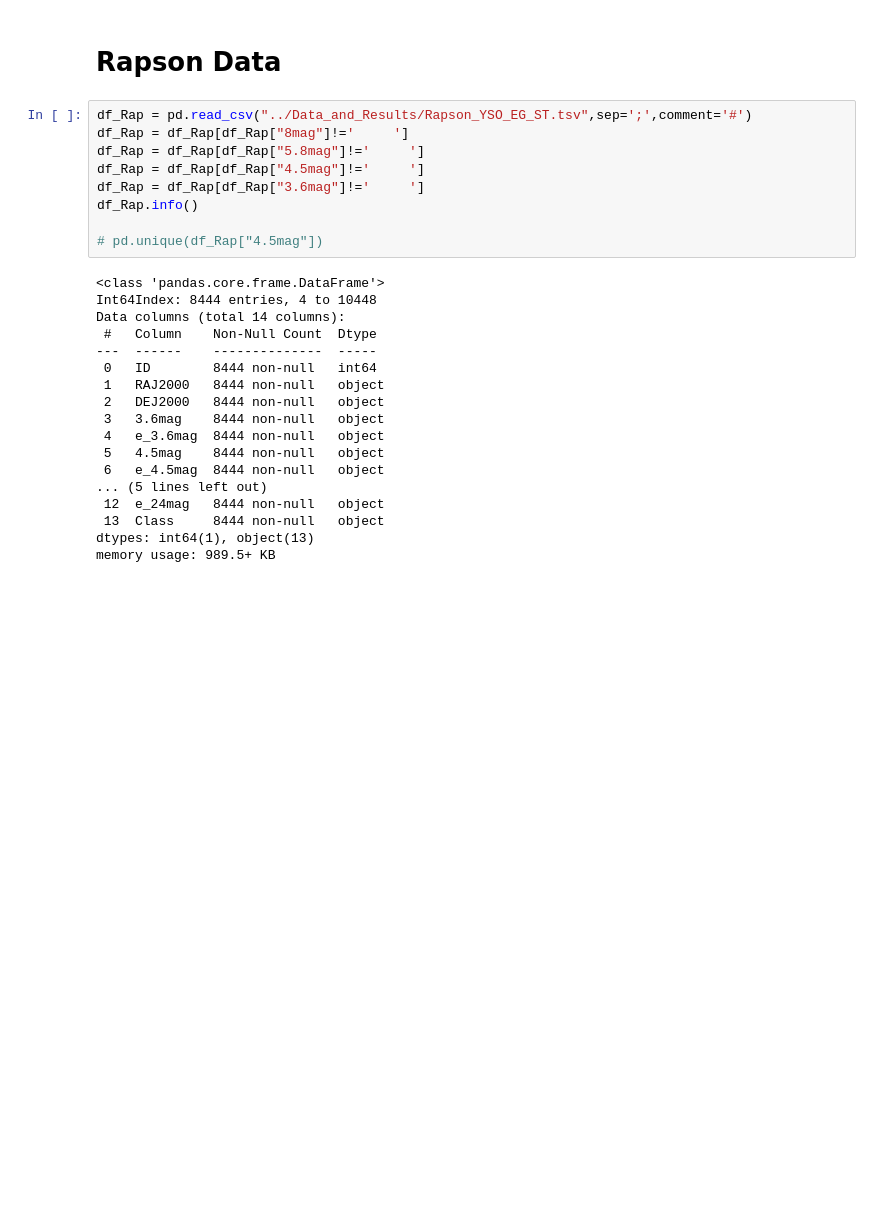
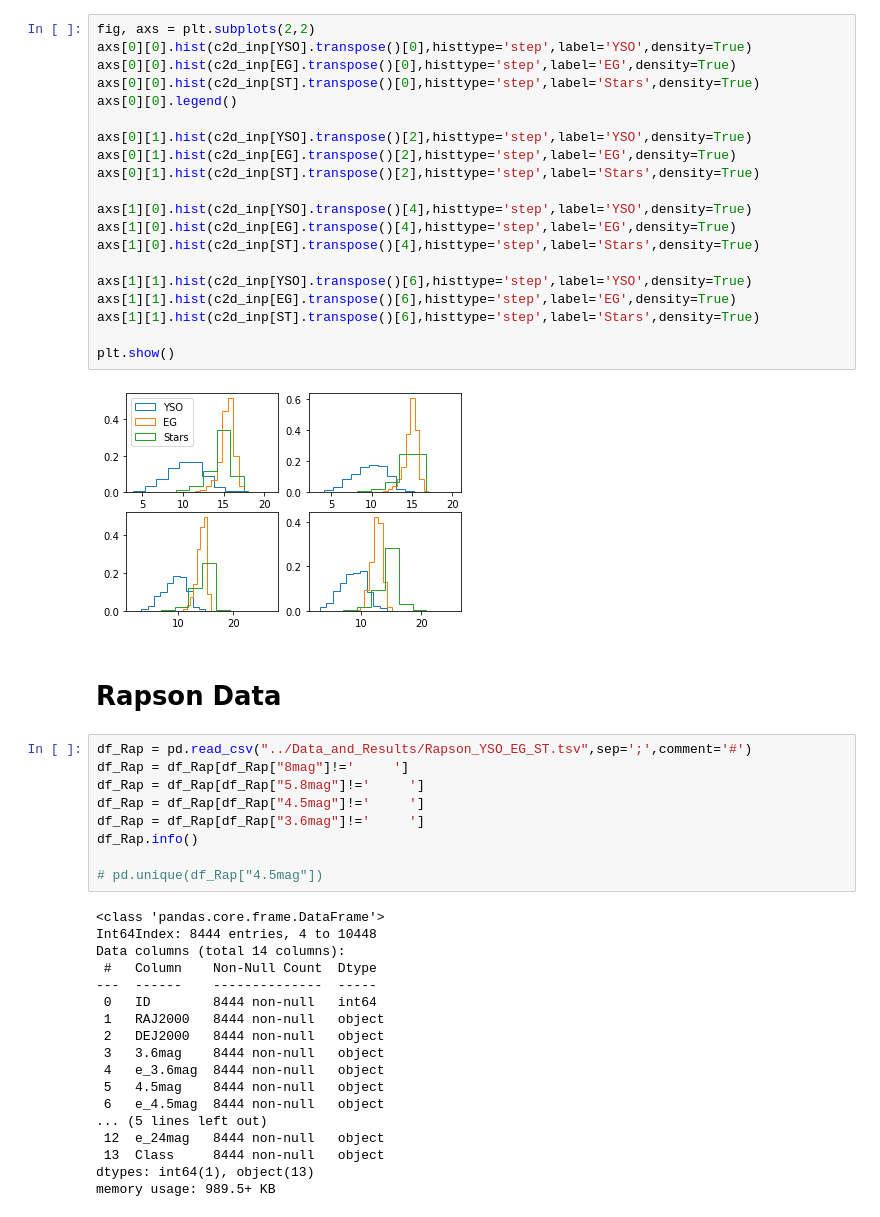
Before and after one commit to bcrompvoets/Random, a Jupyter notebook: Phase_3_1__IRAC_Only_Classification/Notebooks/Data_Preparation.ipynb, the cells around one changed output. Cells and saved outputs as stored; diff of their text form; blank space fills up the shorter version.

```diff
--- a/Phase_3_1__IRAC_Only_Classification/Notebooks/Data_Preparation.ipynb
+++ b/Phase_3_1__IRAC_Only_Classification/Notebooks/Data_Preparation.ipynb
@@ -156,3 +184,25 @@ np.save("../Data_and_Results/c2d_Targets_CORES_Valid.npy",c2d_IRAC_NEW[["Target"
+# %%
+fig, axs = plt.subplots(2,2)
+axs[0][0].hist(c2d_inp[YSO].transpose()[0],histtype='step',label='YSO',density=True)
+axs[0][0].hist(c2d_inp[EG].transpose()[0],histtype='step',label='EG',density=True)
+axs[0][0].hist(c2d_inp[ST].transpose()[0],histtype='step',label='Stars',density=True)
+axs[0][0].legend()
+
+axs[0][1].hist(c2d_inp[YSO].transpose()[2],histtype='step',label='YSO',density=True)
+axs[0][1].hist(c2d_inp[EG].transpose()[2],histtype='step',label='EG',density=True)
+axs[0][1].hist(c2d_inp[ST].transpose()[2],histtype='step',label='Stars',density=True)
+
+axs[1][0].hist(c2d_inp[YSO].transpose()[4],histtype='step',label='YSO',density=True)
+axs[1][0].hist(c2d_inp[EG].transpose()[4],histtype='step',label='EG',density=True)
+axs[1][0].hist(c2d_inp[ST].transpose()[4],histtype='step',label='Stars',density=True)
+
+axs[1][1].hist(c2d_inp[YSO].transpose()[6],histtype='step',label='YSO',density=True)
+axs[1][1].hist(c2d_inp[EG].transpose()[6],histtype='step',label='EG',density=True)
+axs[1][1].hist(c2d_inp[ST].transpose()[6],histtype='step',label='Stars',density=True)
+
+plt.show()
+# %% [output]
+[figure, added]
 # %% [markdown]
 # Rapson Data
 # %%
```
Also changed, not shown: parts of 13 cells of this notebook, 6 other files.
